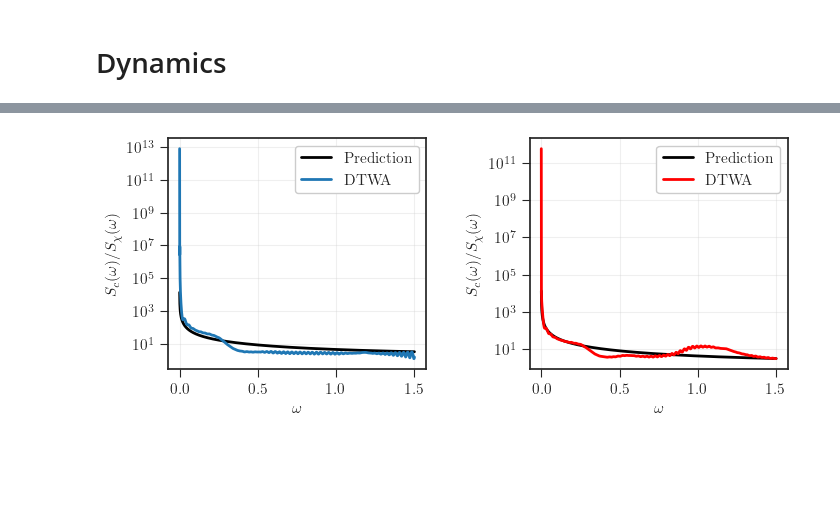
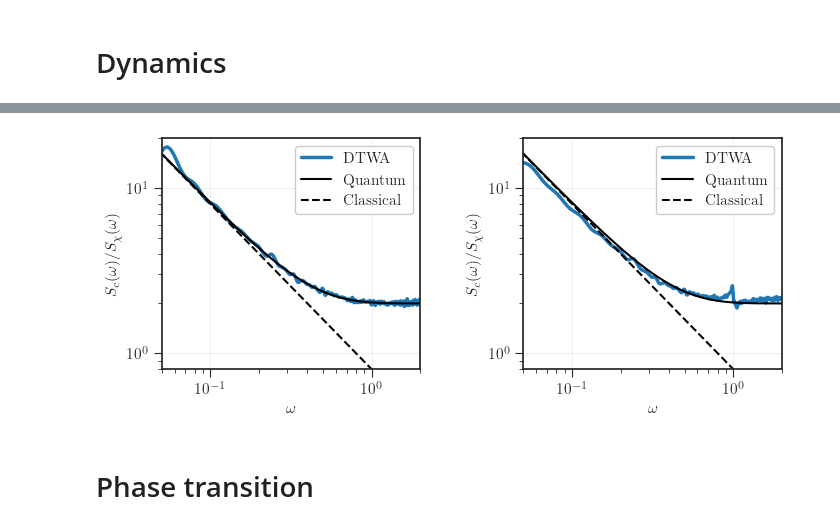
Before and after one commit to juardilag/NM_Dicke_DTWA, a Jupyter notebook: test.ipynb, the cells around one changed output, grey strips where cells are left out. Saved outputs shown, nothing was run; the diff lists cells and outputs as text; code cells hidden in the pictures; blank space fills up the shorter version.

```diff
--- a/test.ipynb
+++ b/test.ipynb
@@ -155,0 +104,10 @@ tau_grid_cavity = jnp.arange(len(c_tau_cavity))*dt
+# %%
+t_pulse = 150
+
+results = calculate_correlations_and_responses(
+    keys = dtwa_field_keys,
+    t_grid=t_grid,
+    p = p,
+    t_pulse = t_pulse,
+    w_max = 2*p['omega_c']
+)
@@ -262,0 +242,8 @@ ratio_cavity = raw_ratio_cavity * jnp.sqrt(j_val)
+# %%
+# Prevent division by zero at the DC limit
+w_safe = jnp.where(results['w_grid'] == 0, 1e-12, results['w_grid'])
+quantum_ratio = 1.0 / jnp.tanh(w_safe / (2.0 * p['T']))
+classical_ratio = (2.0 * p['T']) / w_safe
+
+ratio_spin, valid_spin = compute_valid_ratio(results['S_c_spin'], -results['S_chi_spin'], threshold_factor=1e-5)
+ratio_cavity, valid_cavity = compute_valid_ratio(results['S_c_cavity'], results['S_chi_cavity'], threshold_factor=1e-6)
@@ -263,23 +275,31 @@ ratio_cavity = raw_ratio_cavity * jnp.sqrt(j_val)
 # %%
 plt.style.use(['seaborn-v0_8-white', './style.mplstyle'])
 
 fig, ax = plt.subplots(1, 2, figsize=(8, 3))
 plt.subplots_adjust(wspace=0.4)
 
-ax[0].semilogy(w_grid, coth_theoretical, linewidth = 2, label = 'Prediction', color = 'k')
-ax[0].semilogy(w_grid, ratio_spin, linewidth = 2, label = 'DTWA')
+ax[0].semilogy(results['w_grid'], ratio_spin, linewidth = 2.5, label = 'DTWA')
+ax[0].loglog(results['w_grid'], 2*quantum_ratio, linewidth = 1.5, label = 'Quantum', color = 'k')
+ax[0].semilogy(results['w_grid'], 2*classical_ratio, linewidth = 1.5, label = 'Classical', color = 'k', linestyle = '--')
 ax[0].grid(alpha = 0.3)
 ax[0].set_xlabel(r'$\omega$')
 ax[0].set_ylabel(r"$S_{c}(\omega)/S_{\chi}(\omega)$")
+ax[0].set_ylim(0.8, 0.2e2)
+ax[0].set_xlim(0.05, 2.0)
 ax[0].legend()
 
-ax[1].semilogy(w_grid, coth_theoretical, linewidth = 2, label = 'Prediction', color = 'k')
-ax[1].semilogy(w_grid, ratio_cavity, linewidth = 2, label = 'DTWA', color = 'r')
+ax[1].semilogy(results['w_grid'], ratio_cavity, linewidth = 2.5, label = 'DTWA')
+ax[1].loglog(results['w_grid'], 2*quantum_ratio, linewidth = 1.5, label = 'Quantum', color = 'k')
+ax[1].semilogy(results['w_grid'], 2*classical_ratio, linewidth = 1.5, label = 'Classical', color = 'k', linestyle = '--')
 ax[1].grid(alpha = 0.3)
 ax[1].set_xlabel(r'$\omega$')
 ax[1].set_ylabel(r"$S_{c}(\omega)/S_{\chi}(\omega)$")
+ax[1].set_ylim(0.8, 0.2e2)
+ax[1].set_xlim(0.05, 2.0)
 ax[1].legend()
 
 plt.show()
 # %% [output]
-[figure, old version]
+[figure, new version]
+# %% [markdown]
+# Phase transition
```
Also changed, not shown: parts of 22 cells of this notebook, 1 other file.
